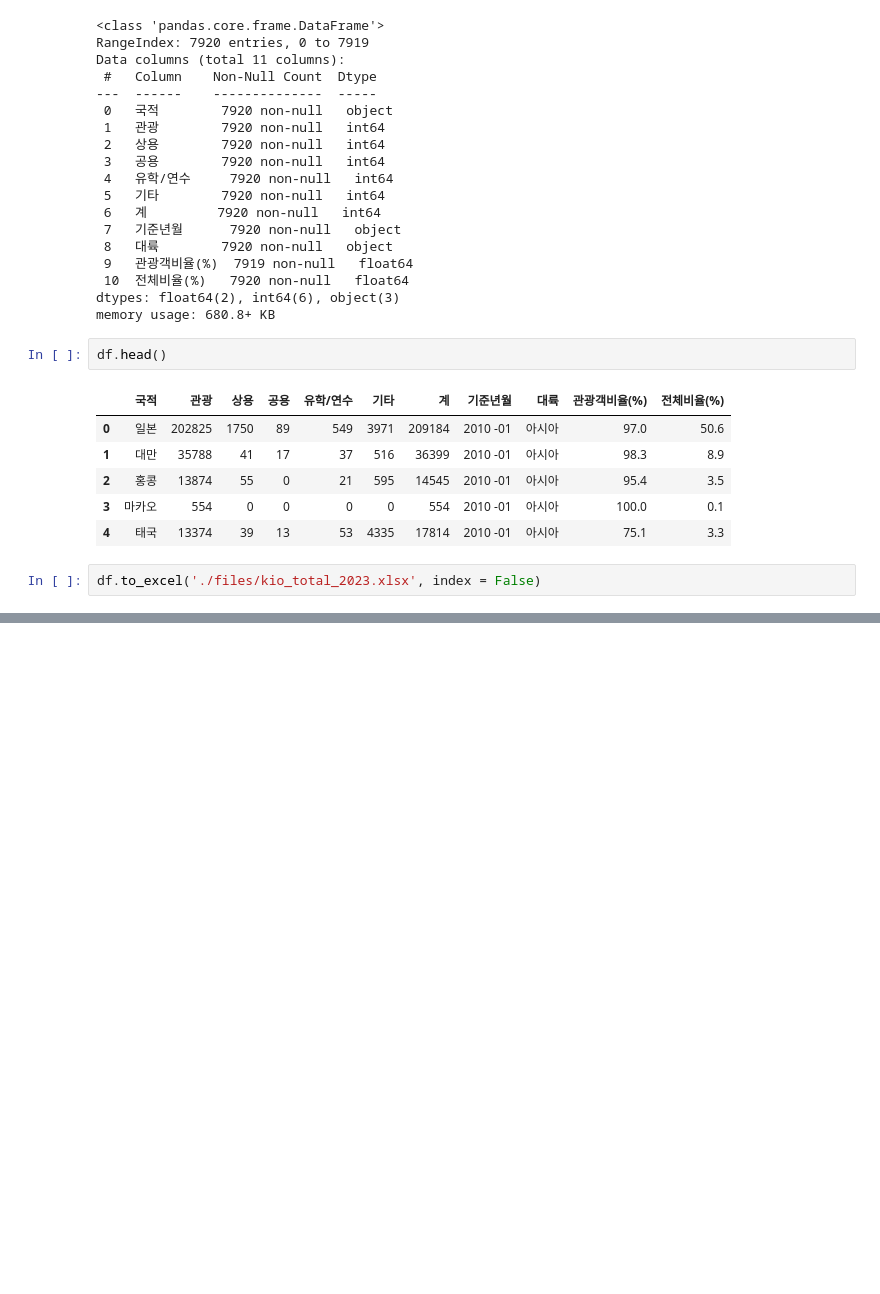
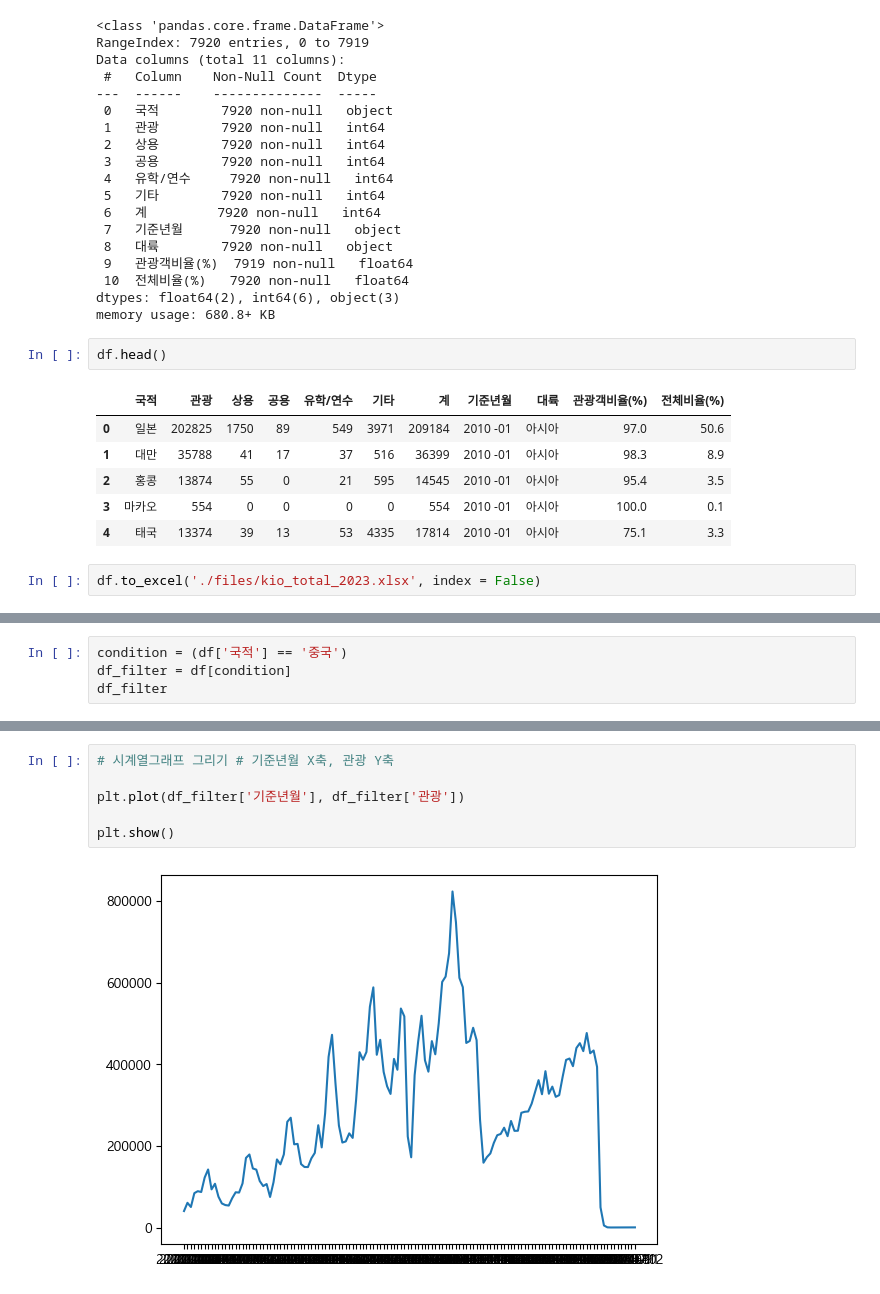
Before and after one commit to lullu303/DataScience, a Jupyter notebook: 2023-DataScience/2023-02-17/Pandas_test1.ipynb, the cells around one changed output, grey strips where cells are left out. Cells and saved outputs as stored; diff of their text form; blank space fills up the shorter version.

```diff
--- a/2023-DataScience/2023-02-17/Pandas_test1.ipynb
+++ b/2023-DataScience/2023-02-17/Pandas_test1.ipynb
@@ -370,0 +387,4 @@ df.to_excel('./files/kio_total_2023.xlsx', index = False)
+# %%
+condition = (df['국적'] == '중국')
+df_filter = df[condition]
+df_filter
@@ -370,0 +405,8 @@ df.to_excel('./files/kio_total_2023.xlsx', index = False)
+# %%
+# 시계열그래프 그리기 # 기준년월 X축, 관광 Y축
+
+plt.plot(df_filter['기준년월'], df_filter['관광'])
+
+plt.show()
+# %% [output]
+[figure, added]
```
Also changed, not shown: parts of 6 cells of this notebook.
